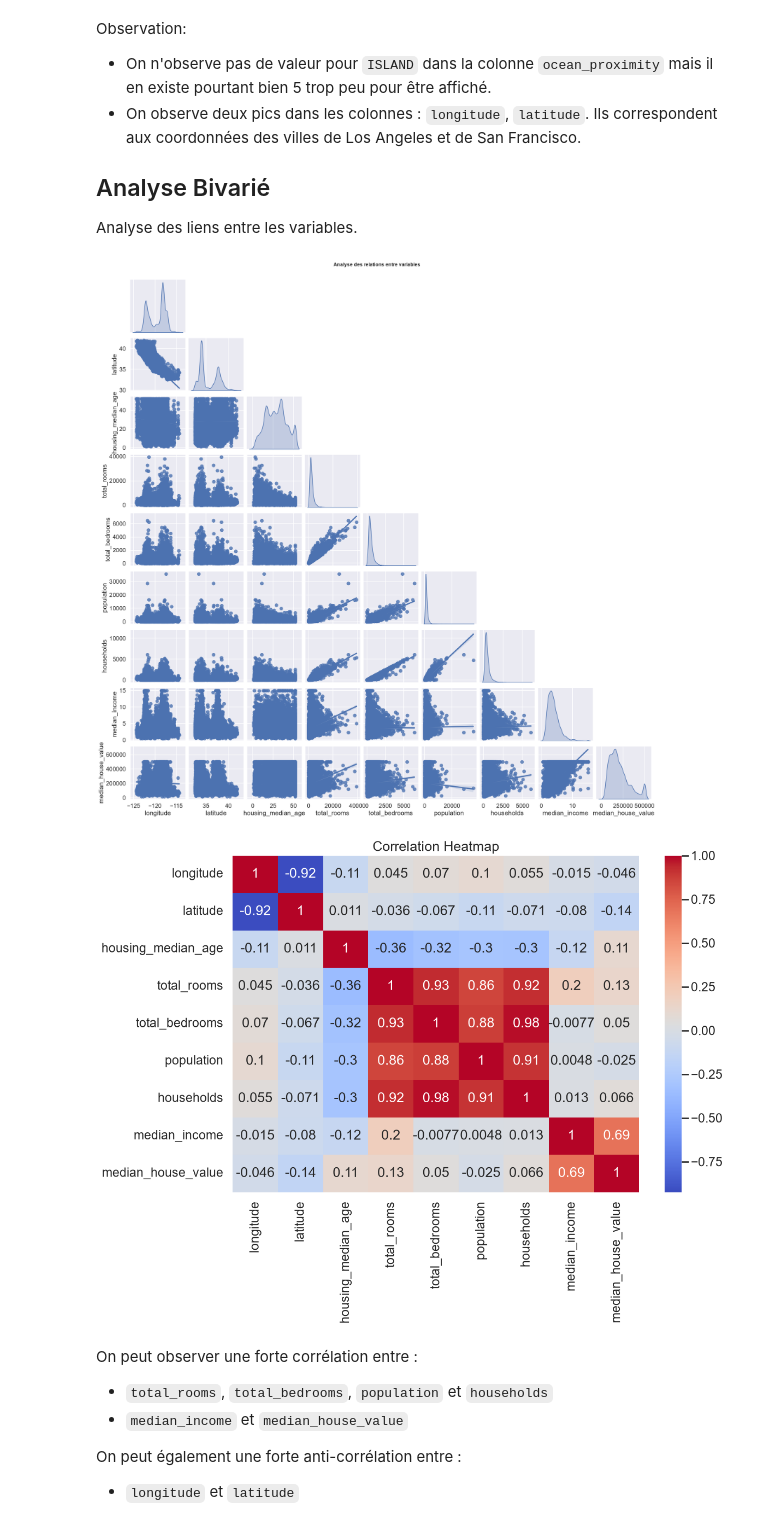
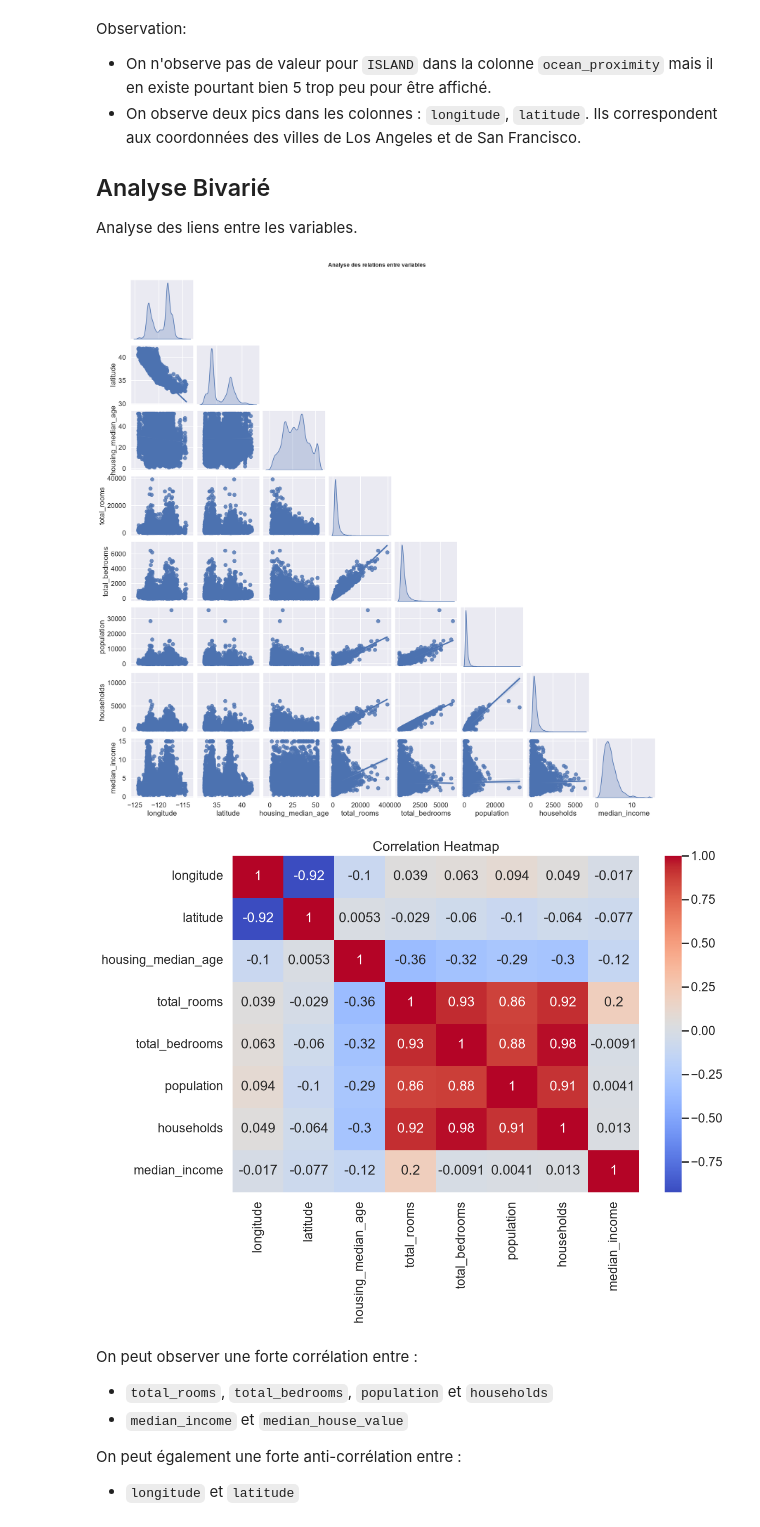
Before and after one commit to justinFransolet/MASI5_PROJET1_ALGO, a Jupyter notebook: notebooks/notebook.ipynb, the cells around one changed output. Saved outputs shown, nothing was run; the diff lists cells and outputs as text; code cells hidden in the pictures.

Commit message:
Train with optuna

```diff
--- a/notebooks/notebook.ipynb
+++ b/notebooks/notebook.ipynb
@@ -141,21 +158,21 @@ Visualiser les données manquantes et les remplacer.
 msno.matrix(housing_data)
 plt.show()
 
-# Nombre de valeurs manquantes avant imputation
-missing_before = housing_data.isna().sum()
+missing_before = X_train.isna().sum()
 
 # Identification des colonnes
-numeric_features = housing_data.select_dtypes(include=["number"]).columns
-categorical_features = housing_data.select_dtypes(exclude=["number"]).columns
+numeric_features = X.select_dtypes(include=["number"]).columns
+categorical_features = X.select_dtypes(exclude=["number"]).columns
 
 # Prétraitement des colonnes numériques
 numeric_transformer = Pipeline(steps=[
-    ("imputer", KNNImputer(n_neighbors=2))
+    ("imputer", KNNImputer(n_neighbors=5))
 ])
 
 # Prétraitement des colonnes catégorielles
 categorical_transformer = Pipeline(steps=[
-    ("imputer", SimpleImputer(strategy="most_frequent"))
+    ("imputer", SimpleImputer(strategy="most_frequent")),
+    ("onehot", OneHotEncoder(handle_unknown="ignore", sparse_output=False))
 ])
 
 preprocessor = ColumnTransformer(
@@ -166,25 +183,20 @@ preprocessor = ColumnTransformer(
     verbose_feature_names_out=False,
 )
 
-housing_processed = preprocessor.fit_transform(housing_data)
+X_train_processed = preprocessor.fit_transform(X_train)
 
 # Récupération des noms de colonnes après OneHotEncoding
 feature_names = preprocessor.get_feature_names_out()
-housing_processed_df = pd.DataFrame(
-    housing_processed, columns=feature_names, index=housing_data.index
+X_train_processed_df = pd.DataFrame(
+    X_train_processed, columns=feature_names, index=X_train.index
 )
+X_train_processed_df.columns = [
+    str(col).replace("<", "lt_").replace("[", "_").replace("]", "_")
+    for col in X_train_processed_df.columns
+]
 
-# Nombre de valeurs manquantes après imputation
-missing_after = housing_processed_df.isna().sum()
-
-# Tableau comparatif
-comparison = pd.DataFrame({
-    "Avant": missing_before,
-    "Après": missing_after,
-    "Valeurs remplacées": missing_before - missing_after
-})
-
-print("\nComparaison avant/après :")
-print(comparison[comparison["Avant"] > 0])
+# Afficher les nombres de données imputées
+print(f"Valeurs manquantes avant imputation: {housing_data.isna().sum()}")
+print(f"Valeurs manquantes après imputation: {X_train.isna().sum()}")
 # %% [output]
 [figure]
@@ -215,19 +243,19 @@ Observation:
 Analyse des liens entre les variables.
 # %%
 # Représentation des liens entre données numériques
-graph = sns.pairplot(housing_data[numeric_features], corner=True, diag_kind="kde", kind="reg")
+graph = sns.pairplot(X_train[numeric_features], corner=True, diag_kind="kde", kind="reg")
 graph.figure.subplots_adjust(top=0.95)
 graph.figure.suptitle("Analyse des relations entre variables", fontsize=14, fontweight="bold")
 plt.show()
 
 # Heatmap de corrélation pour les données numériques
 plt.figure(figsize=(12, 8))
-sns.heatmap(housing_data[numeric_features].corr(), annot=True, cmap='coolwarm')
+sns.heatmap(X_train[numeric_features].corr(), annot=True, cmap='coolwarm')
 plt.title('Correlation Heatmap')
 plt.show()
 # %% [output]
-[figure, old version]
+[figure, new version]
-[figure, old version]
+[figure, new version]
 # %% [markdown]
 On peut observer une forte corrélation entre :
 - `total_rooms`, `total_bedrooms`, `population` et `households`
```
Also changed, not shown: parts of 19 cells of this notebook.
